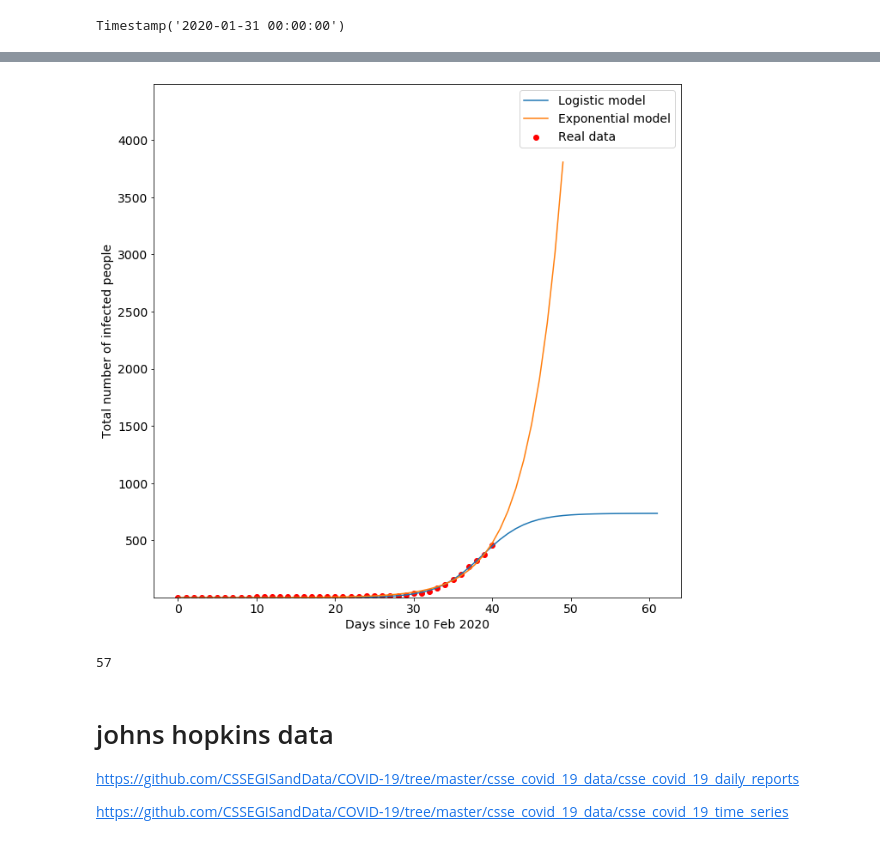
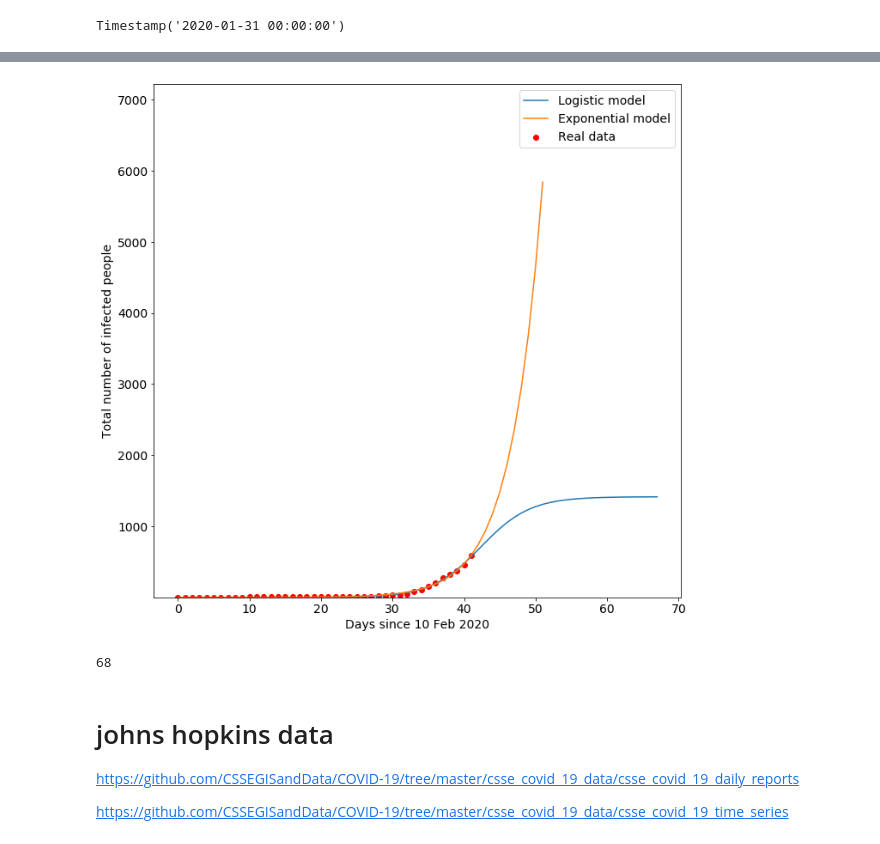
Before and after one commit to ioancw/furry-palm-tree, a Jupyter notebook: Covid-19/Covid-19 Analysis.ipynb, the cells around one changed output, grey strips where cells are left out. Cells and saved outputs as stored; diff of their text form; code cells hidden in the pictures.

```diff
--- a/Covid-19/Covid-19 Analysis.ipynb
+++ b/Covid-19/Covid-19 Analysis.ipynb
@@ -99,6 +78,6 @@ def logistic_model(x,a,b,c):
 x = list(df.iloc[:,0])
 y = list(df.iloc[:,1])
 # %%
-fit = curve_fit(logistic_model, x, y, p0=[3,108,25000])
+fit = curve_fit(logistic_model, x, y, p0=[3,108,40000])
 fit
 # %% [output]
@@ -161,7 +143,7 @@ plt.ylim((min(y)*0.9,c*1.1));
 # %% [markdown]
 British data as per GOV website
 # %%
-df2 = pd.read_csv("DailyConfirmedCases-11Mar2020.csv")
+df2 = pd.read_csv("DailyConfirmedCases-12Mar2020.csv")
 # %%
 df2
 # %% [output]
@@ -196,7 +178,7 @@ Timestamp('2020-01-31 00:00:00')
 df2_date = df2['DateVal']
 df2['Days'] = df2_date.map(lambda x : (x - firstDate).days)
 # %%
-df2 = df2.append({'DateVal': datetime(2020,3,11), 'CumCases': 456, 'Days': 40}, ignore_index=True)
+#df2 = df2.append({'DateVal': datetime(2020,3,11), 'CumCases': 456, 'Days': 40}, ignore_index=True)
 # %%
 x2 = list(df2.iloc[:,2])
 y2 = list(df2.iloc[:,1])
@@ -226,6 +208,6 @@ exp_fit2
 # %%
 sol2
 max(x2)
-x2_plus = list(range(max(x2),max(x2)+10))
+x2_plus = list(range(max(x2)+1,max(x2)+11))
 x2_plus
 # %% [output]
@@ -246,23 +242,23 @@ x2_plus
 # %%
 plt.rcParams['figure.figsize'] = [11,11]
 
 plt.rc('font', size=14)
 pred_x2 = list(range(max(x2),sol2))
 
 plt.scatter(x2,y2,label="Real data", color="red")
 plt.plot(x2+pred_x2, [logistic_model(i,fit2[0][0],fit2[0][1],fit2[0][2]) for i in x2+pred_x2], label="Logistic model" )
 # Predicted exponential curve
 plt.plot(x2+x2_plus, [exponential_model(i,exp_fit2[0][0],exp_fit2[0][1],exp_fit2[0][2]) for i in x2+x2_plus], label="Exponential model" )
 plt.legend()
 plt.xlabel("Days since 10 Feb 2020")
 plt.ylabel("Total number of infected people")
-plt.ylim((min(y2)*0.9,c2*6.1));
+plt.ylim((min(y2)*0.9,c2*5.1));
 # %% [output]
-[figure, old version]
+[figure, new version]
 # %%
 sol2
 # %% [output]
-57
+68
 # %% [markdown]
 # johns hopkins data
 https://github.com/CSSEGISandData/COVID-19/tree/master/csse_covid_19_data/csse_covid_19_daily_reports
```
Also changed, not shown: parts of 17 cells of this notebook, 1 other file.
